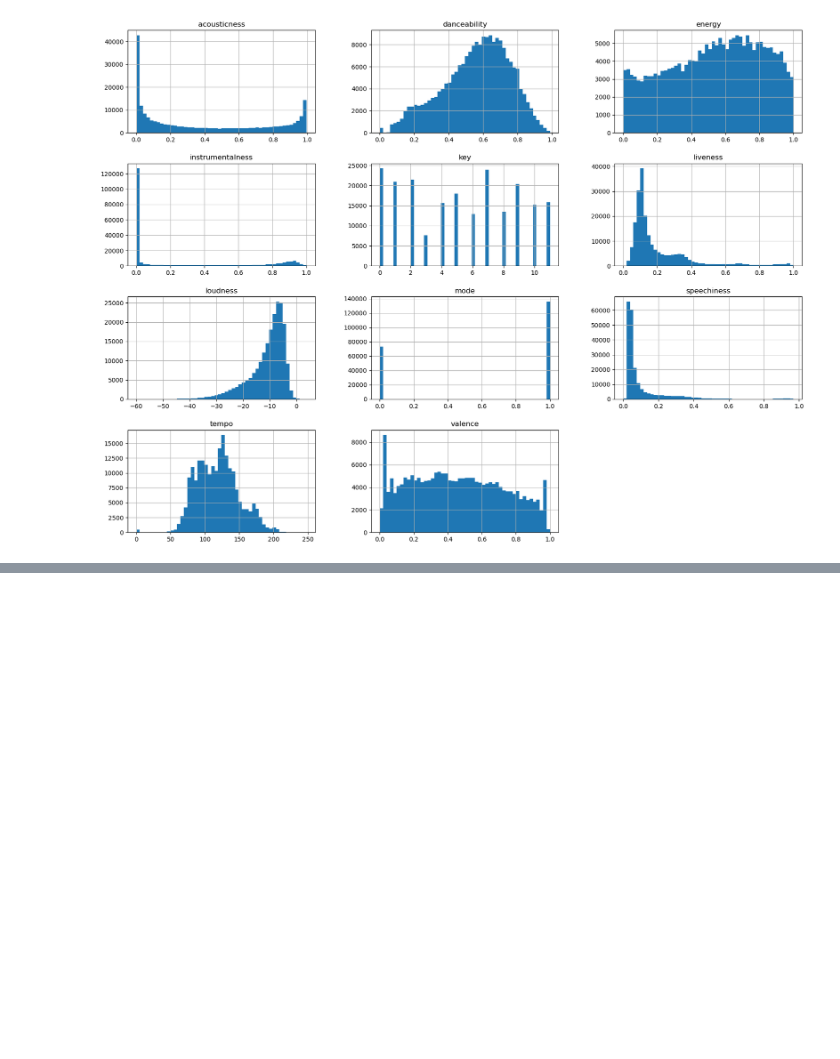
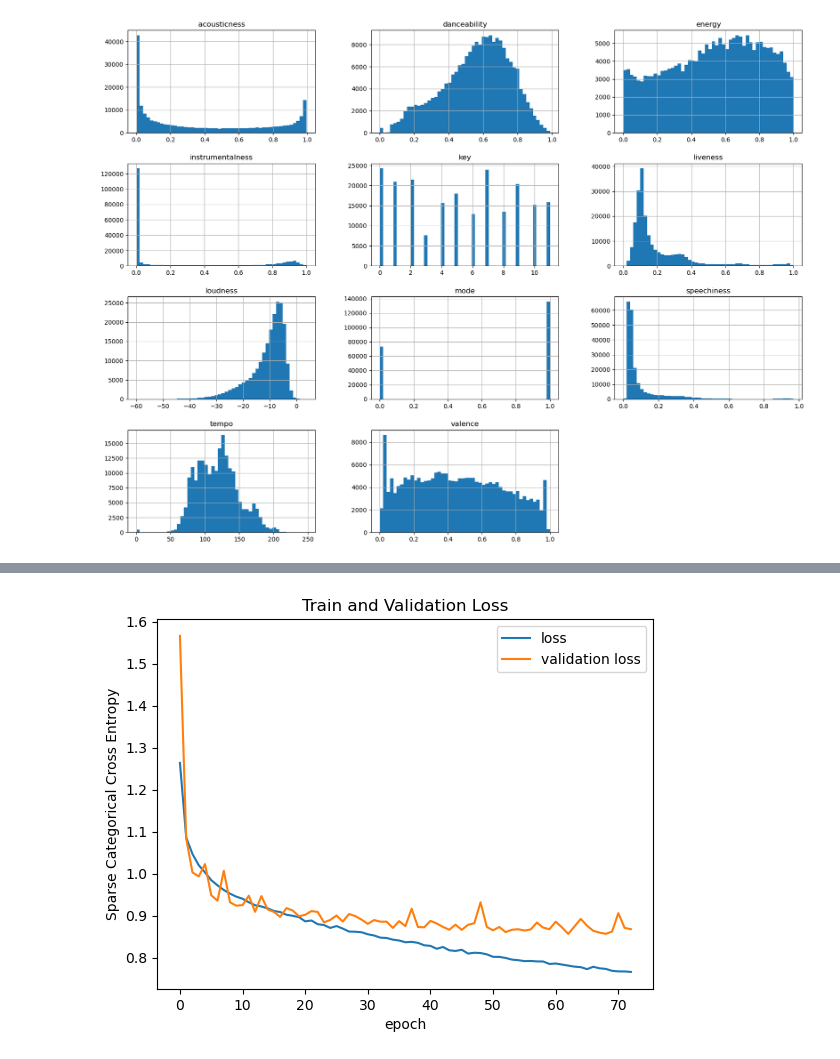
Before and after one commit to MaksiMental/Spotify-Music-Prediction, a Jupyter notebook: dataclearning.ipynb, the cells around one changed output, grey strips where cells are left out. Cells and saved outputs as stored; diff of their text form; code cells hidden in the pictures; blank space fills up the shorter version.

```diff
--- a/dataclearning.ipynb
+++ b/dataclearning.ipynb
@@ -287,0 +303,22 @@ plt.show()
+# %%
+from tensorflow import keras
+
+early_stopping1 = keras.callbacks.EarlyStopping(monitor = "val_loss",
+                                               patience = 10, restore_best_weights = True)
+early_stopping2 = keras.callbacks.EarlyStopping(monitor = "val_accuracy",
+                                               patience = 10, restore_best_weights = True)
+
+model = keras.Sequential([
+    keras.layers.Input(name = "input", shape = (xtrain.shape[1],)),  # Add comma here
+    keras.layers.Dense(256, activation = "relu"),
+    keras.layers.BatchNormalization(),
+    keras.layers.Dropout(0.2),
+    keras.layers.Dense(128, activation = "relu"),
+    keras.layers.Dense(128, activation = "relu"),
+    keras.layers.BatchNormalization(),
+    keras.layers.Dropout(0.2),
+    keras.layers.Dense(64, activation = "relu"),
+    keras.layers.Dense(max(ytrain)+1, activation = "softmax")
+])
+
+model.summary()
@@ -287,0 +347,10 @@ plt.show()
+# %%
+model.compile(optimizer = keras.optimizers.Adam(),
+            loss = "sparse_categorical_crossentropy",
+            metrics = ["accuracy"])
+
+model_history = model.fit(xtrain, ytrain,
+                epochs = 100,
+                verbose = 1, batch_size = 128,
+                validation_data = (xtest, ytest),
+                callbacks = [early_stopping1, early_stopping2])
@@ -287,0 +383,10 @@ plt.show()
+# %%
+plt.plot(model_history.history["loss"])
+plt.plot(model_history.history["val_loss"])
+plt.legend(["loss", "validation loss"], loc ="upper right")
+plt.title("Train and Validation Loss")
+plt.xlabel("epoch")
+plt.ylabel("Sparse Categorical Cross Entropy")
+plt.show()
+# %% [output]
+[figure, added]
```
Also changed, not shown: parts of 11 cells of this notebook.
